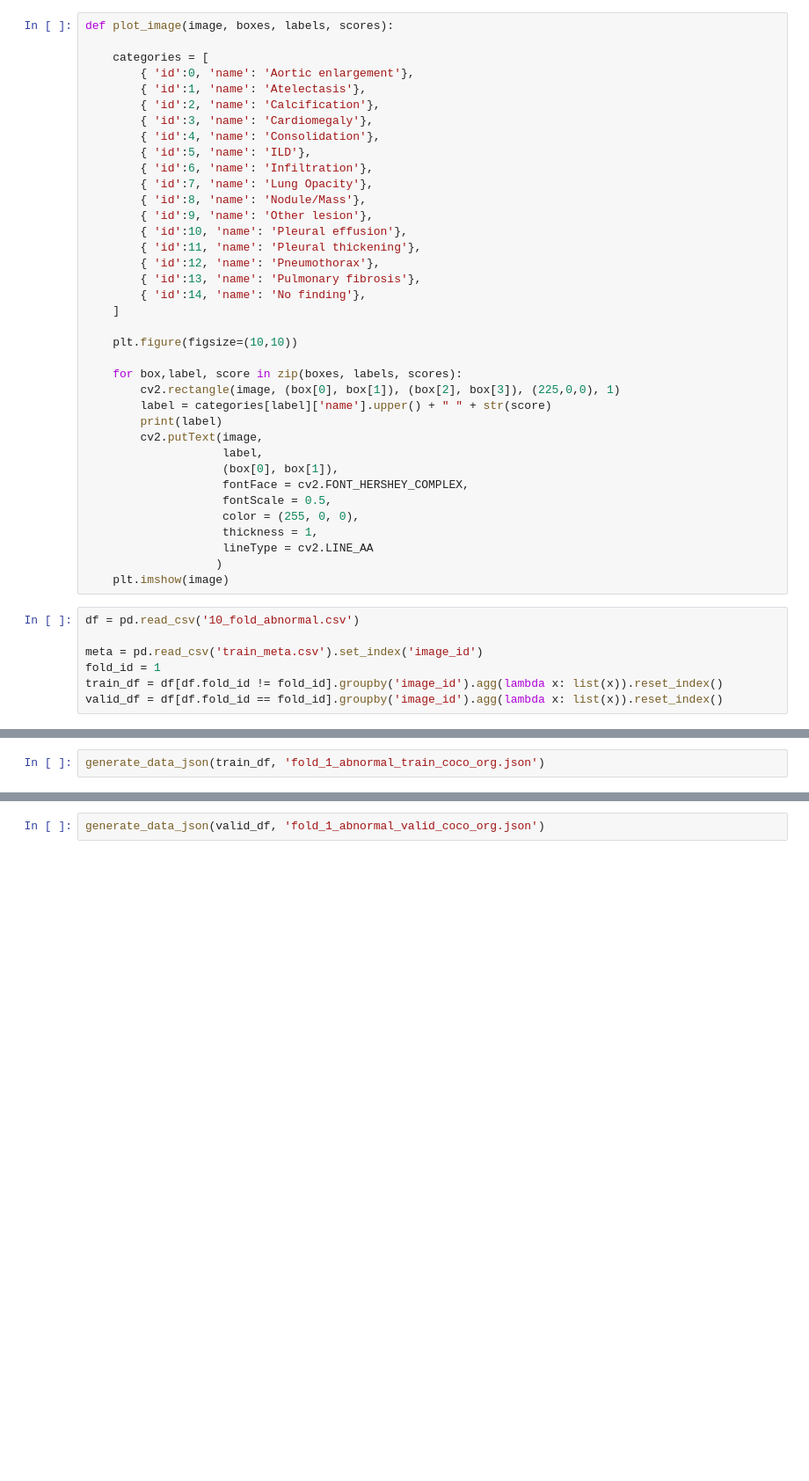
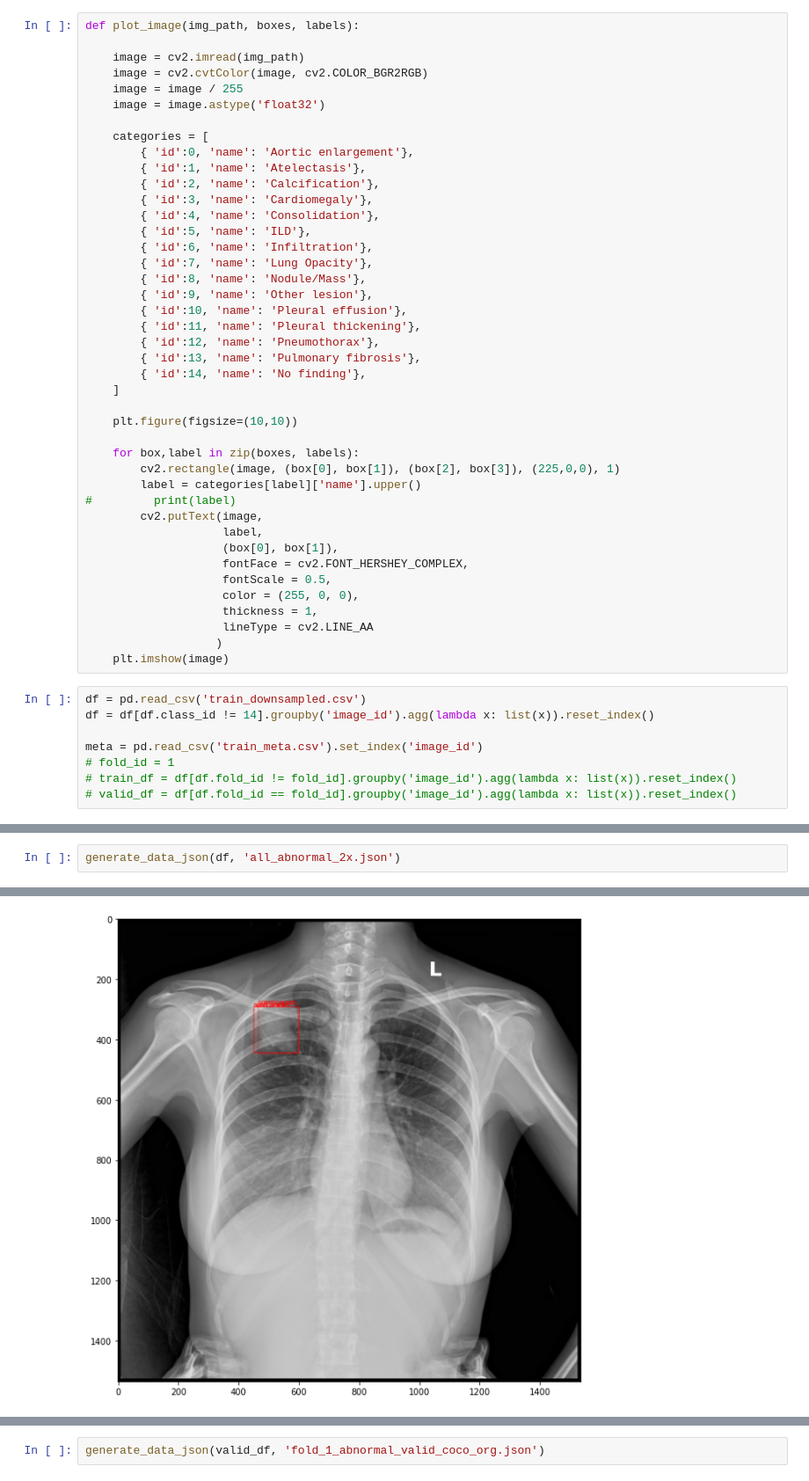
Before and after one commit to skull8888888/xray, a Jupyter notebook: convert.ipynb, the cells around one changed output, grey strips where cells are left out. Shown at 88% size. Saved outputs shown, nothing was run; the diff lists cells and outputs as text; blank space fills up the shorter version.

```diff
--- a/convert.ipynb
+++ b/convert.ipynb
@@ -29,5 +31,10 @@ from PIL import Image
 # %%
-def plot_image(image, boxes, labels, scores):
+def plot_image(img_path, boxes, labels):
+
+    image = cv2.imread(img_path)
+    image = cv2.cvtColor(image, cv2.COLOR_BGR2RGB)
+    image = image / 255
+    image = image.astype('float32')
 
     categories = [
         { 'id':0, 'name': 'Aortic enlargement'},
@@ -49,10 +56,10 @@ def plot_image(image, boxes, labels, scores):
 
     plt.figure(figsize=(10,10))
 
-    for box,label, score in zip(boxes, labels, scores):
+    for box,label in zip(boxes, labels):
         cv2.rectangle(image, (box[0], box[1]), (box[2], box[3]), (225,0,0), 1)
-        label = categories[label]['name'].upper() + " " + str(score)
-        print(label)
+        label = categories[label]['name'].upper()
+#         print(label)
         cv2.putText(image,
                     label,
                     (box[0], box[1]),
@@ -64,9 +71,10 @@ def plot_image(image, boxes, labels, scores):
                    )
     plt.imshow(image)
 # %%
-df = pd.read_csv('10_fold_abnormal.csv')
+df = pd.read_csv('train_downsampled.csv')
+df = df[df.class_id != 14].groupby('image_id').agg(lambda x: list(x)).reset_index()
 
 meta = pd.read_csv('train_meta.csv').set_index('image_id')
-fold_id = 1
-train_df = df[df.fold_id != fold_id].groupby('image_id').agg(lambda x: list(x)).reset_index()
-valid_df = df[df.fold_id == fold_id].groupby('image_id').agg(lambda x: list(x)).reset_index()
+# fold_id = 1
+# train_df = df[df.fold_id != fold_id].groupby('image_id').agg(lambda x: list(x)).reset_index()
+# valid_df = df[df.fold_id == fold_id].groupby('image_id').agg(lambda x: list(x)).reset_index()
@@ -253,2 +239,3 @@ def generate_data_json(df, output_file):
 # %%
-generate_data_json(train_df, 'fold_1_abnormal_train_coco_org.json')
+generate_data_json(df, 'all_abnormal_2x.json')
+# %% [output]
@@ -254,0 +252 @@ generate_data_json(train_df, 'fold_1_abnormal_train_coco_org.json')
+[figure, added]
```
Also changed, not shown: parts of 6 cells of this notebook, 7 other files.
